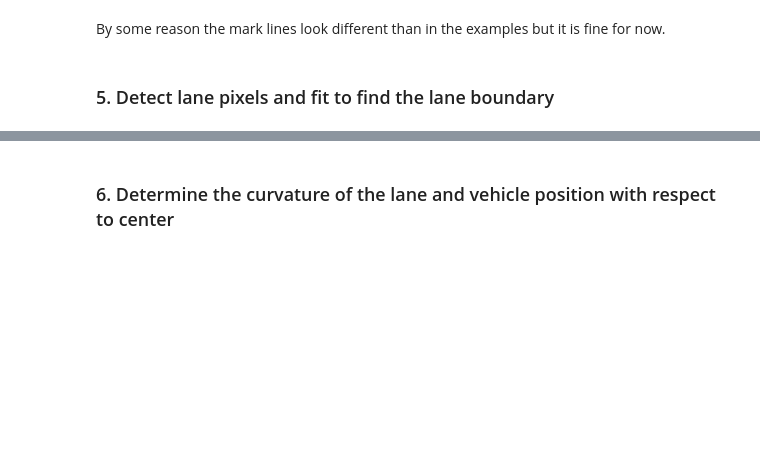
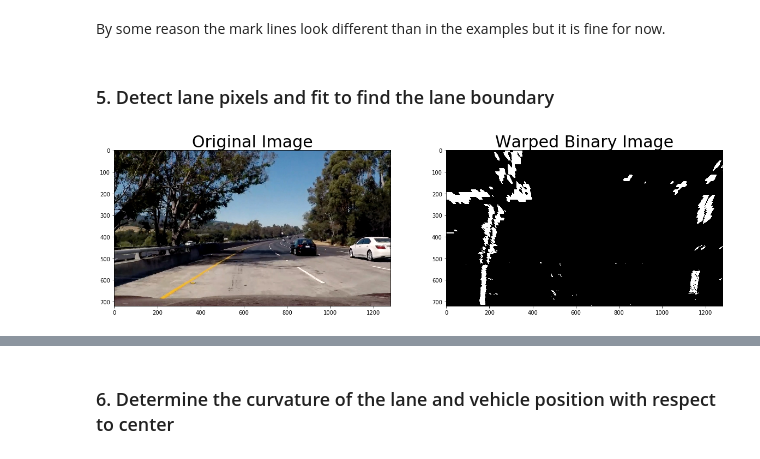
Before and after one commit to ek8203/CarND-Advanced-Lane-Lines, a Jupyter notebook: advanced_lane_finding.ipynb, the cells around one changed output, grey strips where cells are left out. Drawn from its saved outputs; the diff is of its cells as text; code cells hidden in the pictures; blank space fills up the shorter version.

```diff
--- a/advanced_lane_finding.ipynb
+++ b/advanced_lane_finding.ipynb
@@ -409,3 +398,32 @@ plt.close(figure)    # close the figure
 By some reason the mark lines look different than in the examples but it is fine for now.
 # %% [markdown]
 ### 5. Detect lane pixels and fit to find the lane boundary
+# %%
+def warp_binary(image):
+
+    # Remove distortion
+    image = undistort(image, "camera_cal/dist_pickle.p")
+
+    # Create a thresholded binary image
+    image = combined_binary(image)
+
+    # Warp to top-down view
+    image = warp_top_down(image, tl, tr, bl, br, offset=100)
+
+    output = np.copy(image)
+
+    return output
+
+image = cv2.imread('test_images/test5.jpg')
+image = cv2.cvtColor(image, cv2.COLOR_BGR2RGB)
+
+warp_bin_image = warp_binary(image)
+
+# Visualize perspective transform
+figure = plt_two(image, warp_bin_image, 'Original Image', 'Warped Binary Image', cmap='gray')
+figure.savefig('output_images/test_warped_binary.jpg')   # save the figure to file
+plt.close(figure)    # close the figure
+
+plt.imsave('output_images/warped_binary.jpg', warp_bin_image, cmap='gray')
+# %% [output]
+[figure, added]
```
Also changed, not shown: parts of 2 cells of this notebook.
